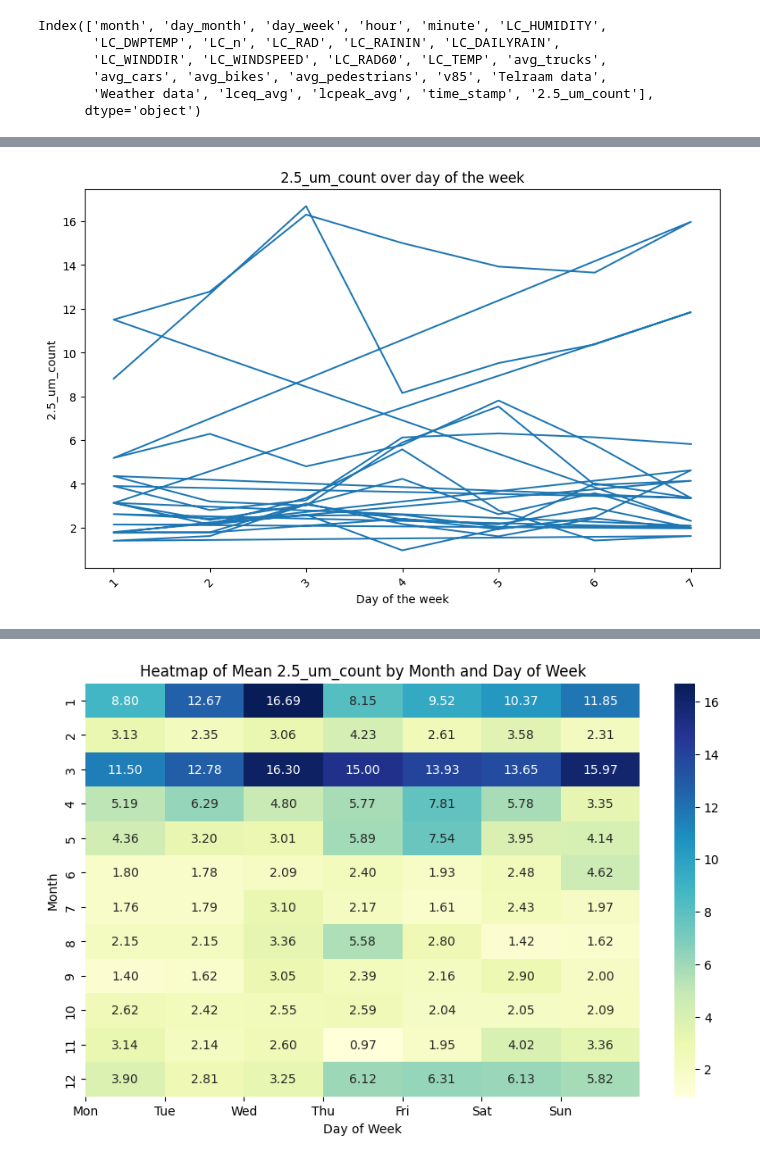
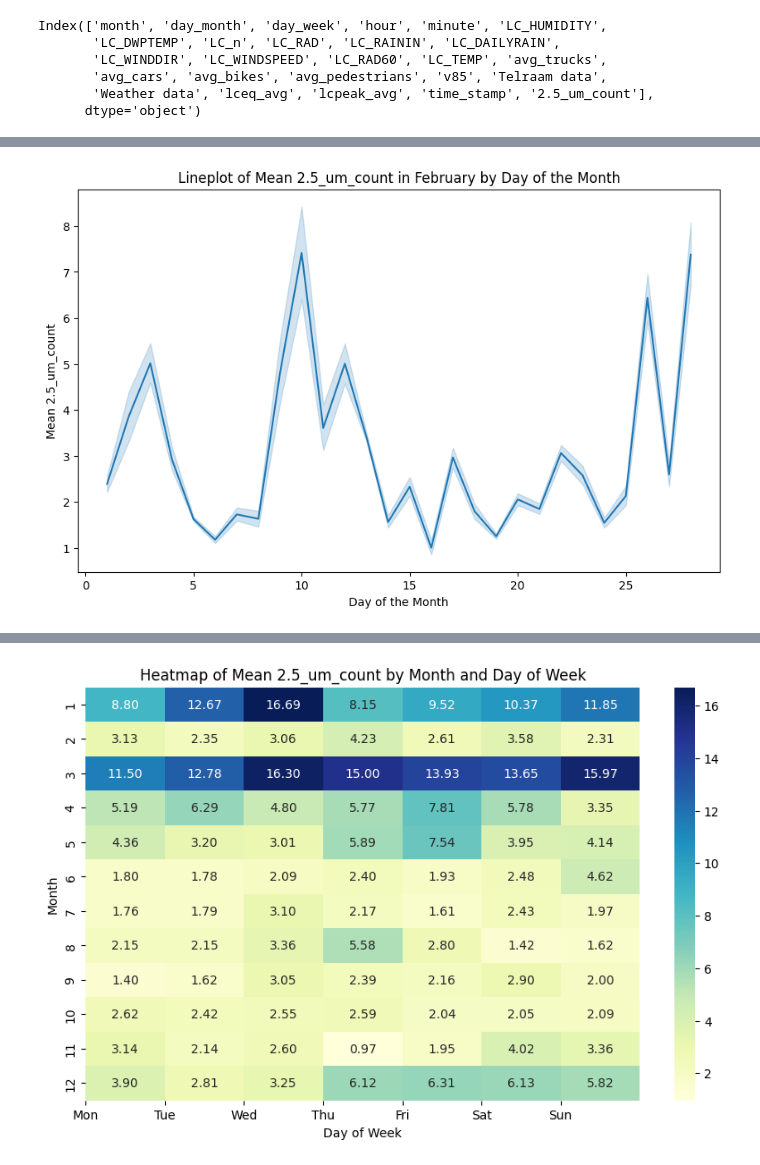
Before and after one commit to vavald/MDA_Switzerland, a Jupyter notebook: Jad (Dataviz + Models)/airquality.ipynb, the cells around one changed output, grey strips where cells are left out. Drawn from its saved outputs; the diff is of its cells as text; code cells hidden in the pictures.

```diff
--- a/Jad (Dataviz + Models)/airquality.ipynb
+++ b/Jad (Dataviz + Models)/airquality.ipynb
@@ -140,15 +149,10 @@ plt.show()
 # %%
-# Grouping the data by month and day of the week and calculating the mean of the 2.5_um_count
-grouped_df = airquality.groupby(["month", "day_week"])["2.5_um_count"].mean().reset_index()
-grouped_df.head()
-
-# Plotting the grouped data
+# 2.5_um_count in February per day of the month
 plt.figure(figsize=(10, 6))
-plt.plot(grouped_df["day_week"], grouped_df["2.5_um_count"])
-plt.xlabel("Day of the week")
-plt.ylabel("2.5_um_count")
-plt.title("2.5_um_count over day of the week")
-plt.xticks(rotation=45)
+sns.lineplot(x='day_month', y='2.5_um_count', data=airquality[airquality['month'] == 2], palette='rainbow')
+plt.xlabel("Day of the Month")
+plt.ylabel("Mean 2.5_um_count")
+plt.title("Lineplot of Mean 2.5_um_count in February by Day of the Month")
 plt.show()
 # %% [output]
-[figure, old version]
+[figure, new version]
```
Also changed, not shown: parts of 29 cells of this notebook.
